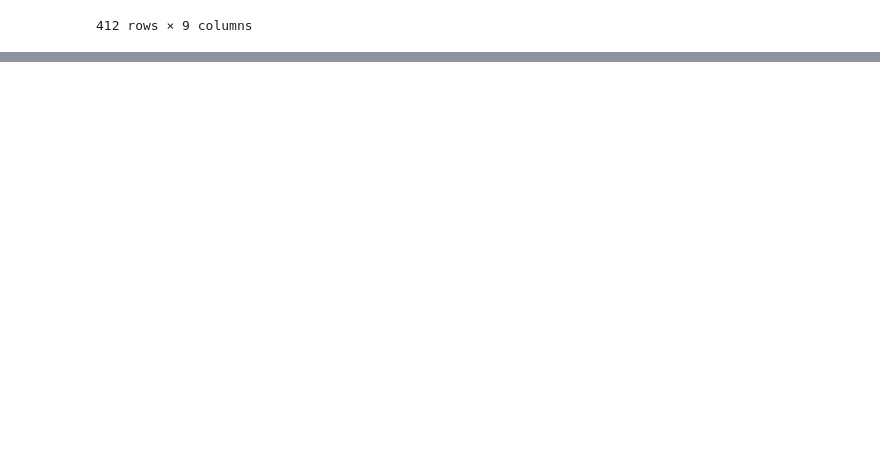
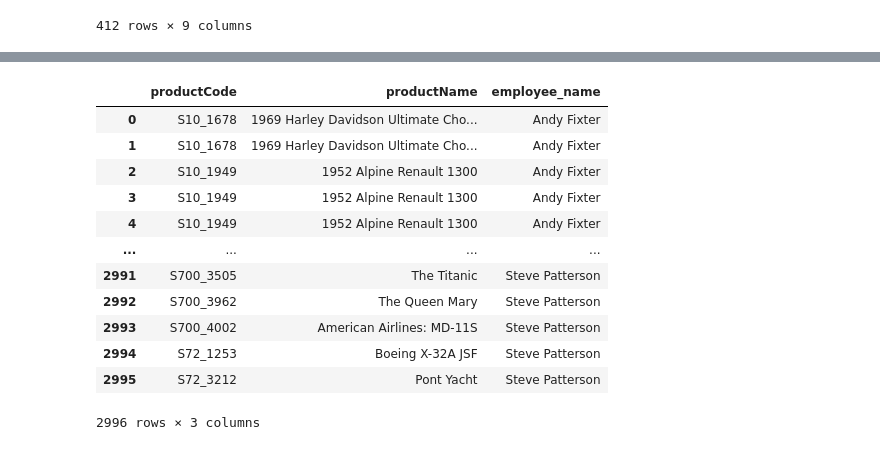
Before and after one commit to M-Nesphory/Moringa_Exercises, a Jupyter notebook: Other/SQL.ipynb, the cells around one changed output, grey strips where cells are left out. Cells and saved outputs as stored; diff of their text form; code cells hidden in the pictures; blank space fills up the shorter version.

```diff
--- a/Other/SQL.ipynb
+++ b/Other/SQL.ipynb
@@ -162,0 +264,34 @@ WHERE State IS NULL;
+# %%
+# Display the names of every individual product that each employee has sold
+# Hint: You will need to use multiple JOIN clauses
+# to connect all the way from employee names to product names.
+pd.read_sql("""
+SELECT
+    productCode,
+    productName,
+    e.firstName || " " || e.lastName AS employee_name
+FROM products
+JOIN orderDetails
+    USING (productCode)
+JOIN orders
+    USING (orderNumber)
+JOIN customers
+    USING (customerNumber)
+JOIN employees AS e
+    ON customers.SalesRepEmployeeNumber = e.employeeNumber
+ORDER BY employee_name
+;""", db)
+# %% [output]
+|  | productCode | productName | employee_name |
+| 0 | S10_1678 | 1969 Harley Davidson Ultimate Cho... | Andy Fixter |
+| 1 | S10_1678 | 1969 Harley Davidson Ultimate Cho... | Andy Fixter |
+| 2 | S10_1949 | 1952 Alpine Renault 1300 | Andy Fixter |
+| 3 | S10_1949 | 1952 Alpine Renault 1300 | Andy Fixter |
+| 4 | S10_1949 | 1952 Alpine Renault 1300 | Andy Fixter |
+| ... | ... | ... | ... |
+| 2991 | S700_3505 | The Titanic | Steve Patterson |
+| 2992 | S700_3962 | The Queen Mary | Steve Patterson |
+| 2993 | S700_4002 | American Airlines: MD-11S | Steve Patterson |
+| 2994 | S72_1253 | Boeing X-32A JSF | Steve Patterson |
+| 2995 | S72_3212 | Pont Yacht | Steve Patterson |
+2996 rows × 3 columns
```
Also changed, not shown: parts of 7 cells of this notebook, 26 other files.
